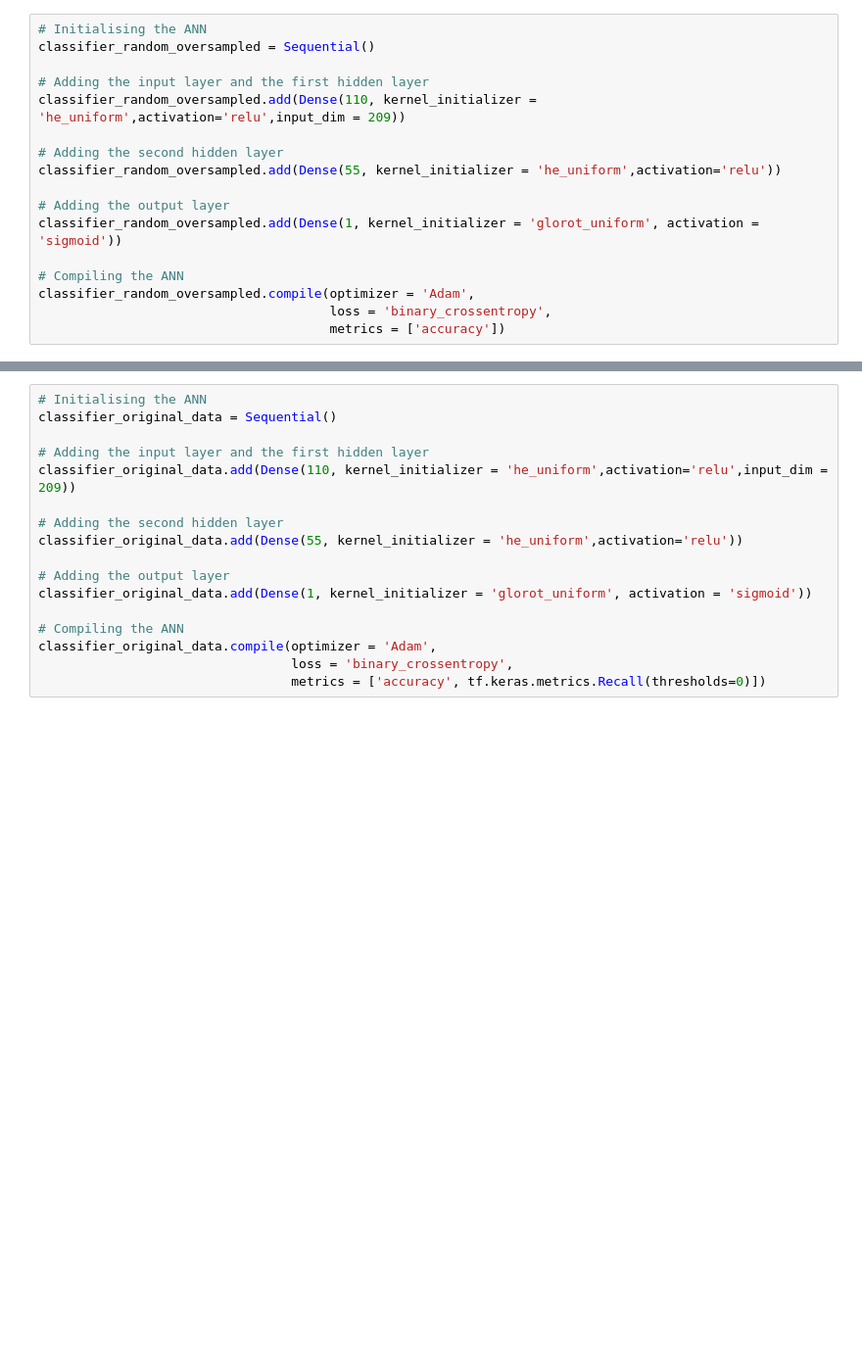
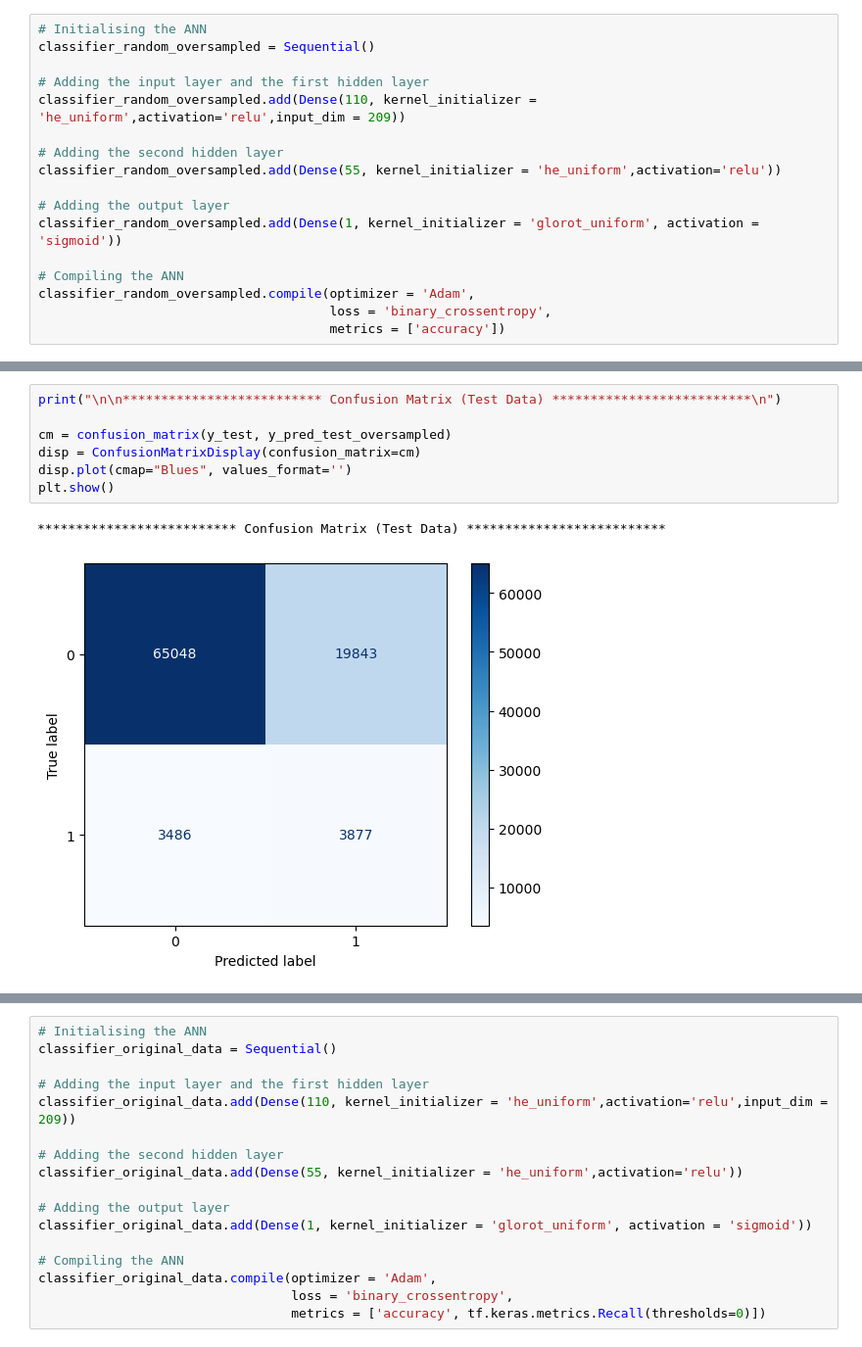
Before and after one commit to lavkushsingh31/Deep_Learning_Assignments, a Jupyter notebook: Course Project - House Loan Data Analysis/Course Project - House Loan Data Analysis.ipynb, the cells around one changed output, grey strips where cells are left out. Shown at 98% size. Drawn from its saved outputs; the diff is of its cells as text; blank space fills up the shorter version.

```diff
--- a/Course Project - House Loan Data Analysis/Course Project - House Loan Data Analysis.ipynb
+++ b/Course Project - House Loan Data Analysis/Course Project - House Loan Data Analysis.ipynb
@@ -793,0 +987,10 @@ plt.show()
+# %%
+print("\n\n************************** Confusion Matrix (Test Data) **************************\n")
+
+cm = confusion_matrix(y_test, y_pred_test_oversampled)
+disp = ConfusionMatrixDisplay(confusion_matrix=cm)
+disp.plot(cmap="Blues", values_format='')
+plt.show()
+# %% [output]
+************************** Confusion Matrix (Test Data) **************************
+[figure, added]
```
Also changed, not shown: parts of 134 cells of this notebook.
